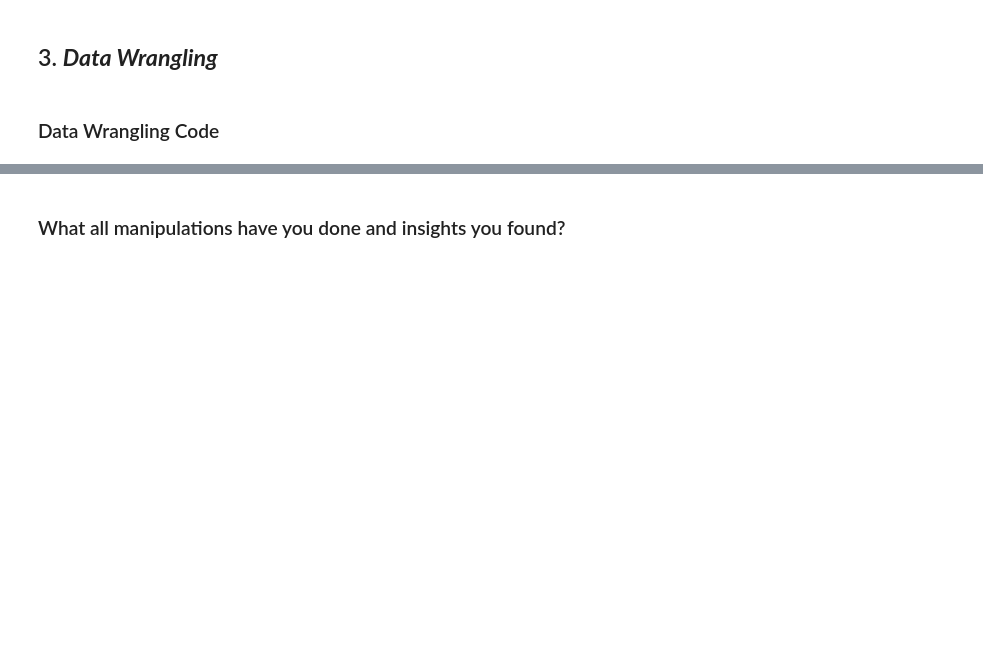
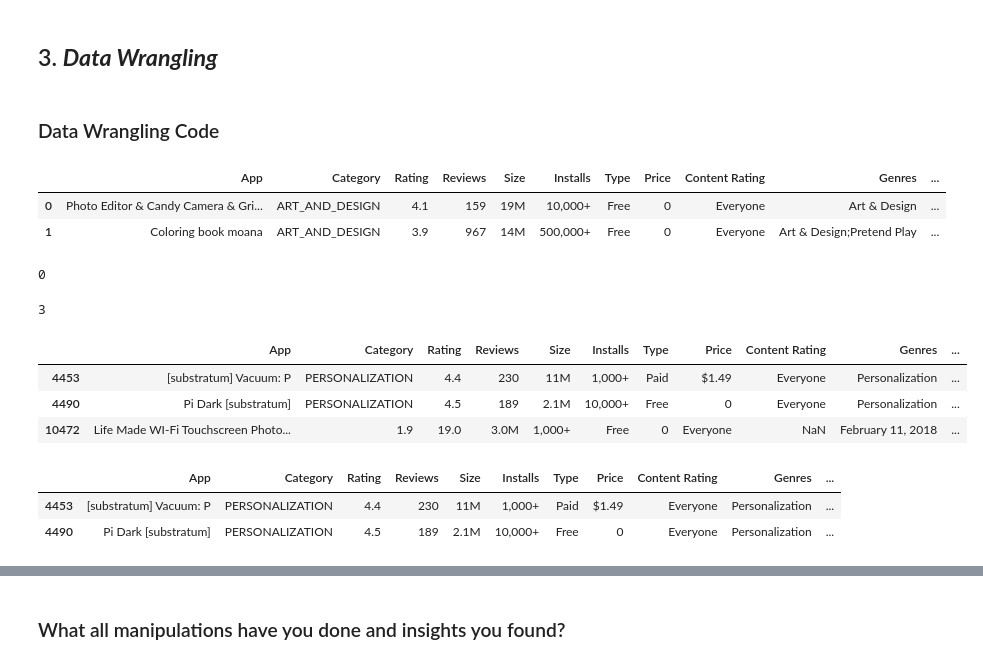
Before and after one commit to abhishek-kakde/EDA_capstone_playstore_review, a Jupyter notebook: Playstore_Apps_Review_Analysis_EDA.ipynb, the cells around one changed output, grey strips where cells are left out. Drawn from its saved outputs; the diff is of its cells as text; code cells hidden in the pictures; blank space fills up the shorter version.

```diff
--- a/Playstore_Apps_Review_Analysis_EDA.ipynb
+++ b/Playstore_Apps_Review_Analysis_EDA.ipynb
@@ -281,0 +277,27 @@ Unique values in Content Rating column is 7
+# %%
+df.head(2)
+# %% [output]
+|  | App | Category | Rating | Reviews | Size | Installs | Type | Price | Content Rating | Genres | ... |
+| 0 | Photo Editor & Candy Camera & Gri... | ART_AND_DESIGN | 4.1 | 159 | 19M | 10,000+ | Free | 0 | Everyone | Art & Design | ... |
+| 1 | Coloring book moana | ART_AND_DESIGN | 3.9 | 967 | 14M | 500,000+ | Free | 0 | Everyone | Art & Design;Pretend Play | ... |
+# %%
+# Write your code to make your dataset analysis ready.
+# we need to remove 1474 rows of apps which has null rating as our analysis is based on customer rating
+df.dropna(how='any', subset=['Rating'], axis=0, inplace = True)
+# %%
+df.Rating.isnull().sum()
+#To check whether we have any null rating rows left or not.
+# %% [output]
+0
+# %%
+df['Android Ver'].isnull().sum()
+# Android version should be specifically defined else app description is incomplete
+# %% [output]
+3
+# %%
+df.loc[df['Android Ver'].isnull()]
+# %% [output]
+|  | App | Category | Rating | Reviews | Size | Installs | Type | Price | Content Rating | Genres | ... |
+| 4453 | [substratum] Vacuum: P | PERSONALIZATION | 4.4 | 230 | 11M | 1,000+ | Paid | $1.49 | Everyone | Personalization | ... |
+| 4490 | Pi Dark [substratum] | PERSONALIZATION | 4.5 | 189 | 2.1M | 10,000+ | Free | 0 | Everyone | Personalization | ... |
+| 10472 | Life Made WI-Fi Touchscreen Photo... | 1.9 | 19.0 | 3.0M | 1,000+ | Free | 0 | Everyone | NaN | February 11, 2018 | ... |
@@ -281,0 +309,7 @@ Unique values in Content Rating column is 7
+# %%
+df.loc[df['Android Ver'].isnull()]
+# checking for 10472 app
+# %% [output]
+|  | App | Category | Rating | Reviews | Size | Installs | Type | Price | Content Rating | Genres | ... |
+| 4453 | [substratum] Vacuum: P | PERSONALIZATION | 4.4 | 230 | 11M | 1,000+ | Paid | $1.49 | Everyone | Personalization | ... |
+| 4490 | Pi Dark [substratum] | PERSONALIZATION | 4.5 | 189 | 2.1M | 10,000+ | Free | 0 | Everyone | Personalization | ... |
```
Also changed, not shown: parts of 9 cells of this notebook.
